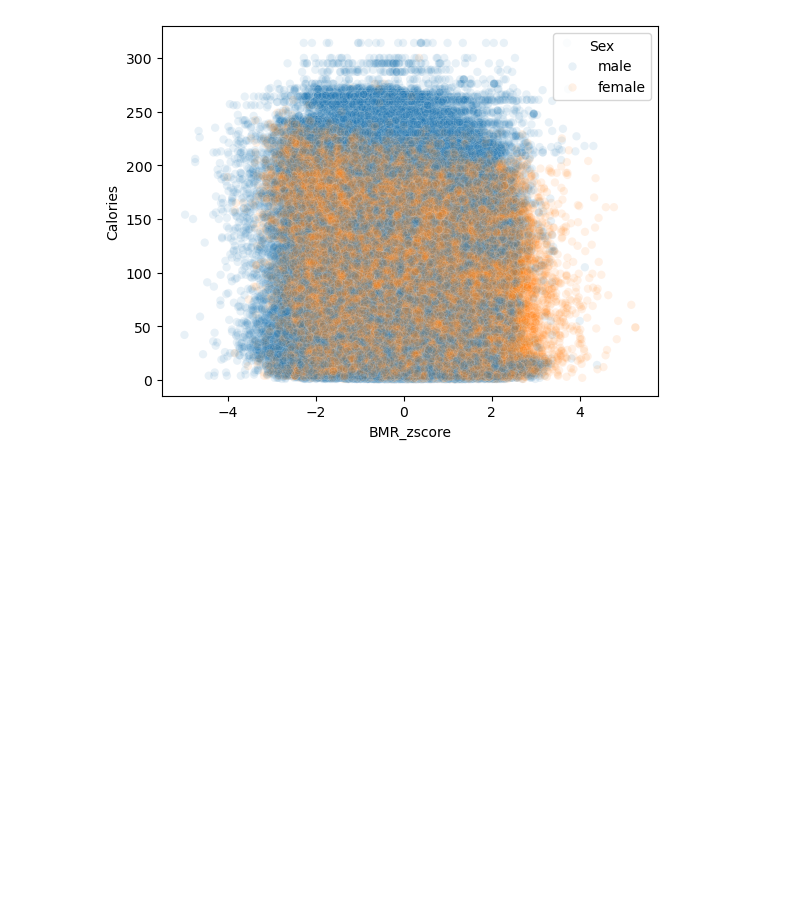
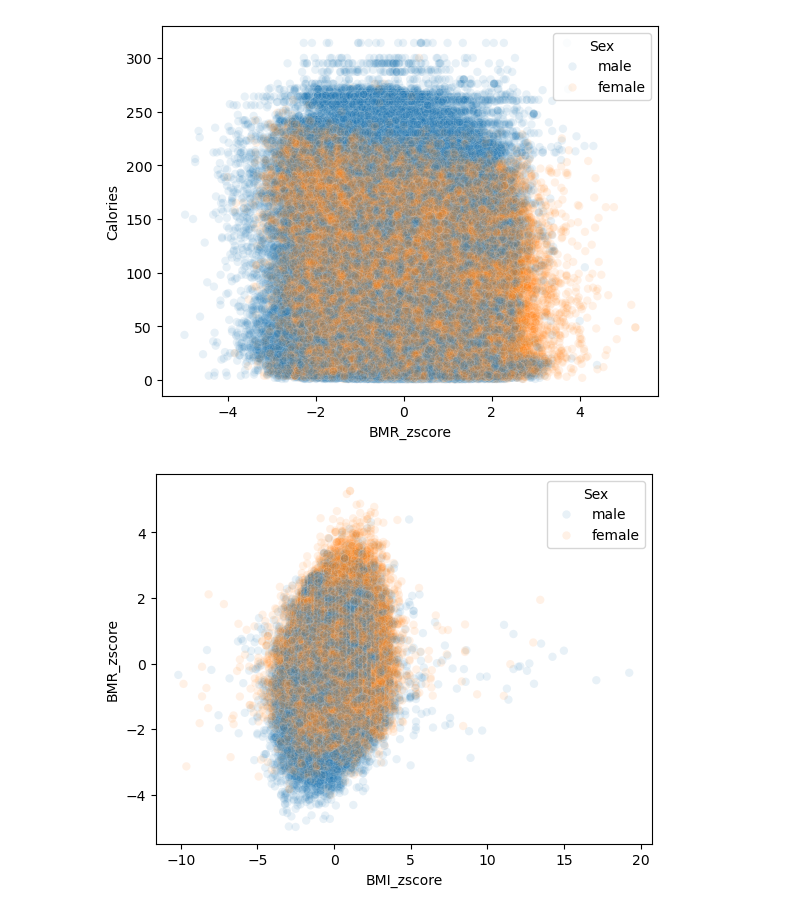
Before and after one commit to richardjana/kaggle, a Jupyter notebook: Playground_Series_5_05--Predict_Calorie_Expenditure/data_analysis.ipynb, the cells around one changed output. Cells and saved outputs as stored; diff of their text form; code cells hidden in the pictures; blank space fills up the shorter version.

Commit message:
BMR zscore

```diff
--- a/Playground_Series_5_05--Predict_Calorie_Expenditure/data_analysis.ipynb
+++ b/Playground_Series_5_05--Predict_Calorie_Expenditure/data_analysis.ipynb
@@ -206,3 +206,7 @@ data_train['BMR_zscore'] = data_train.groupby('Sex')['BMR'].transform(zscore)
 sc = sns.scatterplot(data=data_train, x='BMR_zscore', y='Calories', hue='Sex', alpha=0.1)
 # %% [output]
 [figure]
+# %%
+sc = sns.scatterplot(data=data_train, x='BMI_zscore', y='BMR_zscore', hue='Sex', alpha=0.1)
+# %% [output]
+[figure, added]
```
